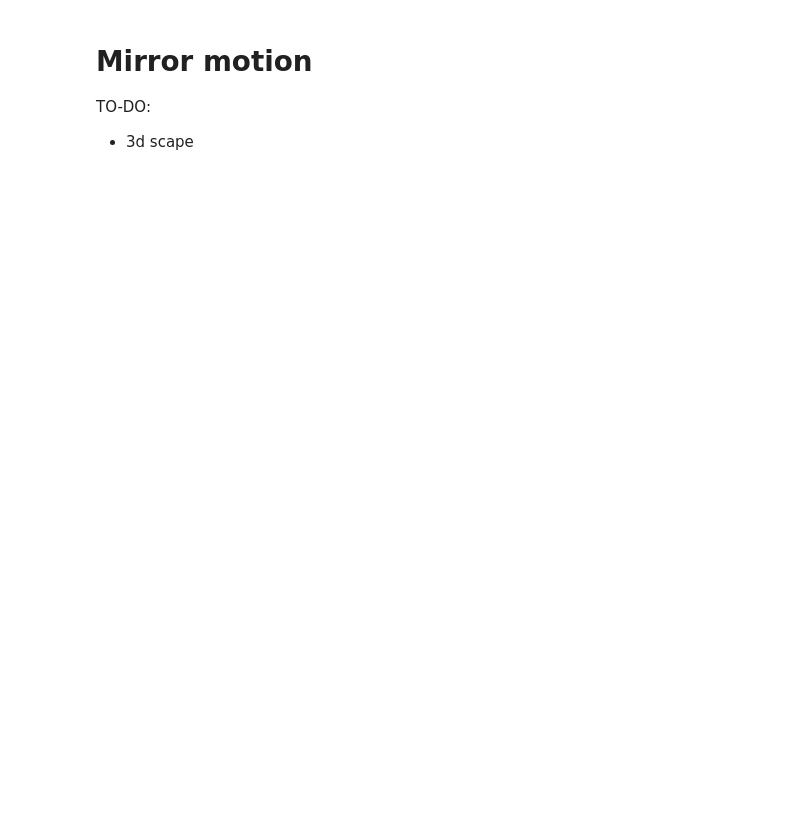
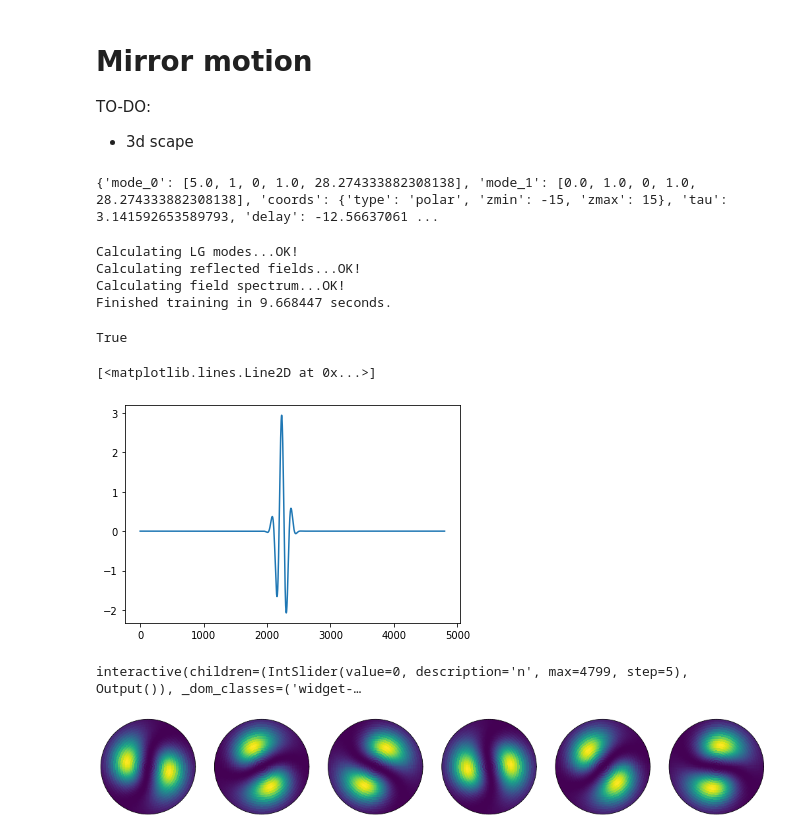
Before and after one commit to ekonyagin/wave_propagation, a Jupyter notebook: OAM_VTK_refined.ipynb, the cells around one changed output. Cells and saved outputs as stored; diff of their text form; code cells hidden in the pictures; blank space fills up the shorter version.

```diff
--- a/OAM_VTK_refined.ipynb
+++ b/OAM_VTK_refined.ipynb
@@ -288,0 +310,62 @@ def Plotter(n=0):
+# %%
+config = generate_sample_config()
+config['mode_1'][1] = 1.0
+config['mode_1'][0] = 0.0
+# %%
+print(config)
+# %% [output]
+{'mode_0': [5.0, 1, 0, 1.0, 28.274333882308138], 'mode_1': [0.0, 1.0, 0, 1.0, 28.274333882308138], 'coords': {'type': 'polar', 'zmin': -15, 'zmax': 15}, 'tau': 3.141592653589793, 'delay': -12.56637061 ...
+# %%
+lg_oam = LG_mode_generation(config)
+lg_oam.calculate_field()
+# %% [output]
+Calculating LG modes...OK!
+Calculating reflected fields...OK!
+Calculating field spectrum...OK!
+Finished training in 9.668447 seconds.
+True
+# %%
+plt.plot(lg_oam.incident_field[9,10,:])
+# %% [output]
+[<matplotlib.lines.Line2D at 0x...>]
+[figure, added]
+# %%
+r = np.linspace(0,19,20)
+phi = np.linspace(0,2*np.pi,150)
+
+@interact(n=(0,4799,5))
+def Plotter(n=0):
+    fig = plt.figure(figsize=(12,6))
+    #ax = fig.add_subplot(121, projection='polar')
+    #ax.set_title(f"zmirror>refl_field")
+    #ax.pcolormesh(phi,r,np.transpose(np.array((lg_oam.zmirror>lg_oam.refl_field), dtype=np.int), [1,0,2])[:,:,n])
+
+    ax = fig.add_subplot(122, projection='polar')
+    ax.set_title(f"zmirror")
+    #ax.gca(projection="polar")
+    ax.pcolormesh(phi,r,np.transpose(lg_oam.zmirror, [1,0,2])[:,:,n], shading='auto')
+# %% [output]
+interactive(children=(IntSlider(value=0, description='n', max=4799, step=5), Output()), _dom_classes=('widget-…
+# %%
+r = np.linspace(0,19,20)
+phi = np.linspace(0,2*np.pi,150)
+fig = plt.figure(figsize=(18,6))
+
+for idx, i in enumerate(range(3,9)):
+    k=24
+    ax = fig.add_subplot(160+idx+1, projection='polar')
+    #ax.set_title(f"Original pulse", fontsize=18)
+    ax.set_yticklabels([])
+    ax.set_xticklabels([])
+
+    ax.pcolormesh(phi,r,np.transpose(lg_oam.zmirror, [1,0,2])[:,:,k*i], shading='auto')
+    #ax.grid()
+
+    #ax = fig.add_subplot(122, projection='polar')
+    #ax.set_title(f"Filtered pulse", fontsize=18)
+    #ax.pcolormesh(phi,r,np.transpose(lg_oam.zmirror, [1,0,2])[:,:,200], shading='auto')
+    #ax.grid()
+plt.savefig("nonzero_oam.png")
+plt.show()
+# %% [output]
+[figure, added]
```
Also changed, not shown: parts of 48 cells of this notebook, 1 other file.
